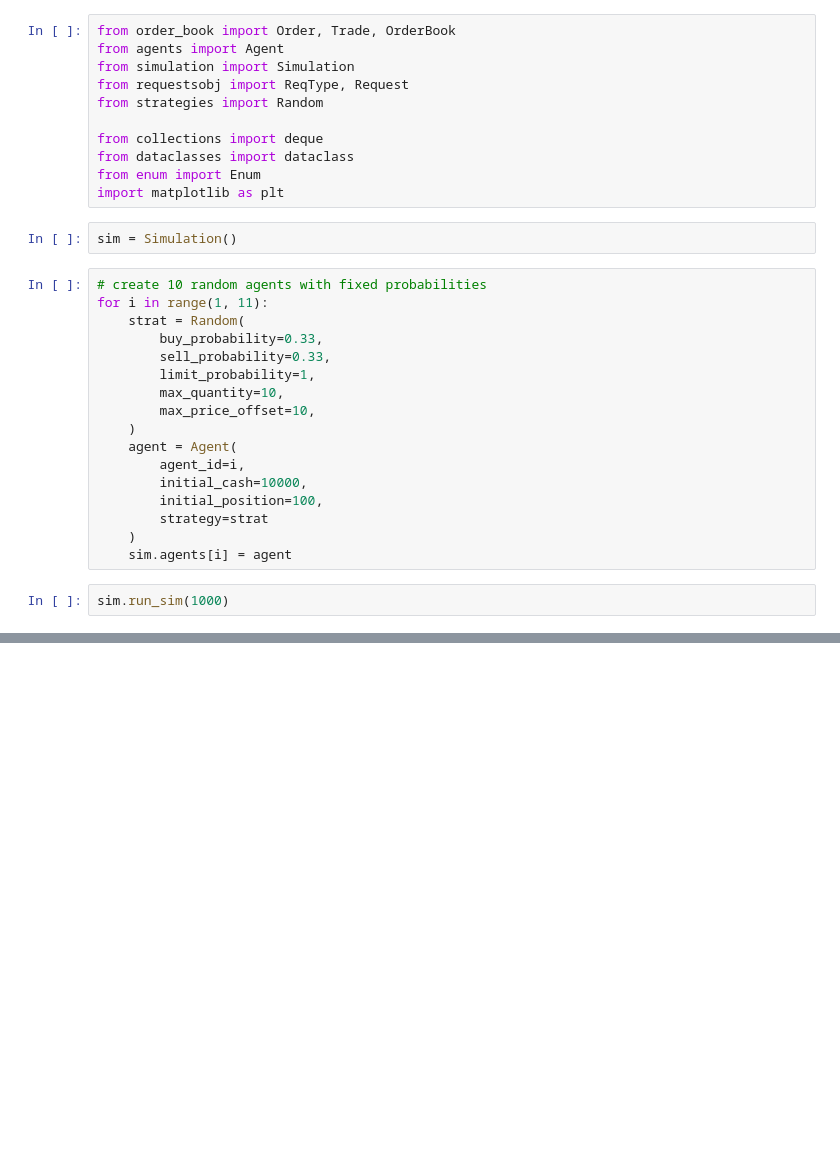
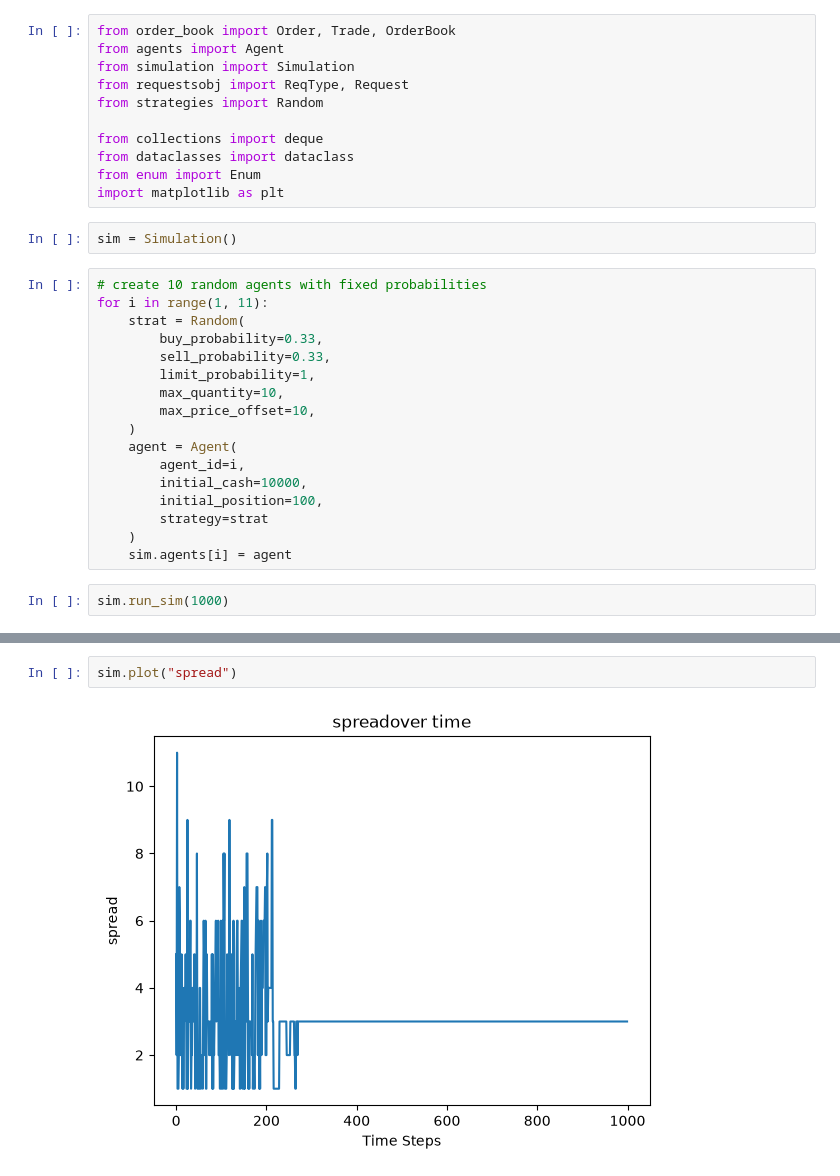
Before and after one commit to SimonGFleet/order-book-microstructure, a Jupyter notebook: tester.ipynb, the cells around one changed output, grey strips where cells are left out. Cells and saved outputs as stored; diff of their text form; blank space fills up the shorter version.

```diff
--- a/tester.ipynb
+++ b/tester.ipynb
@@ -44,0 +45,4 @@ sim.plot("trade counts")
+# %%
+sim.plot("spread")
+# %% [output]
+[figure, added]
```
Also changed, not shown: parts of 3 cells of this notebook, 5 other files.
